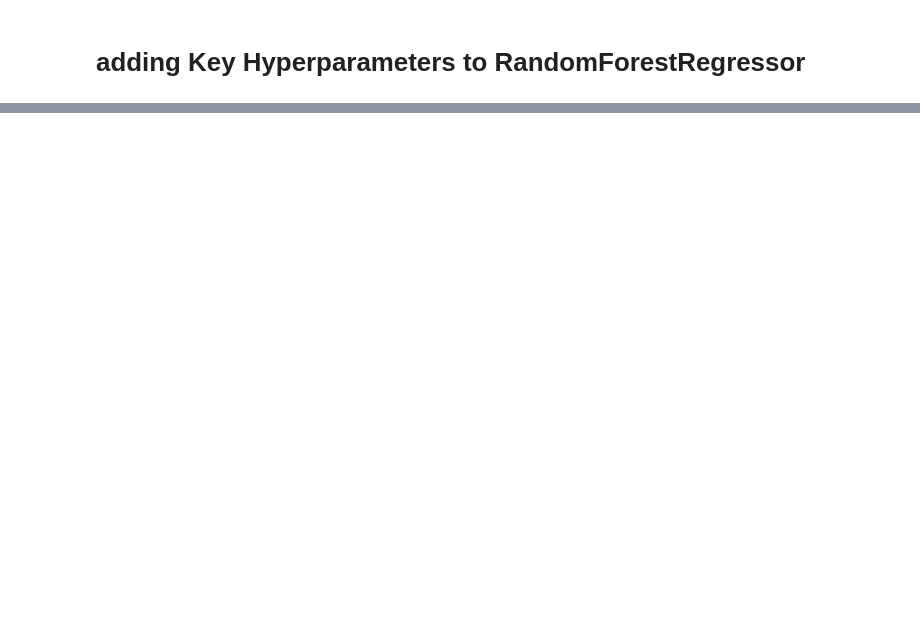
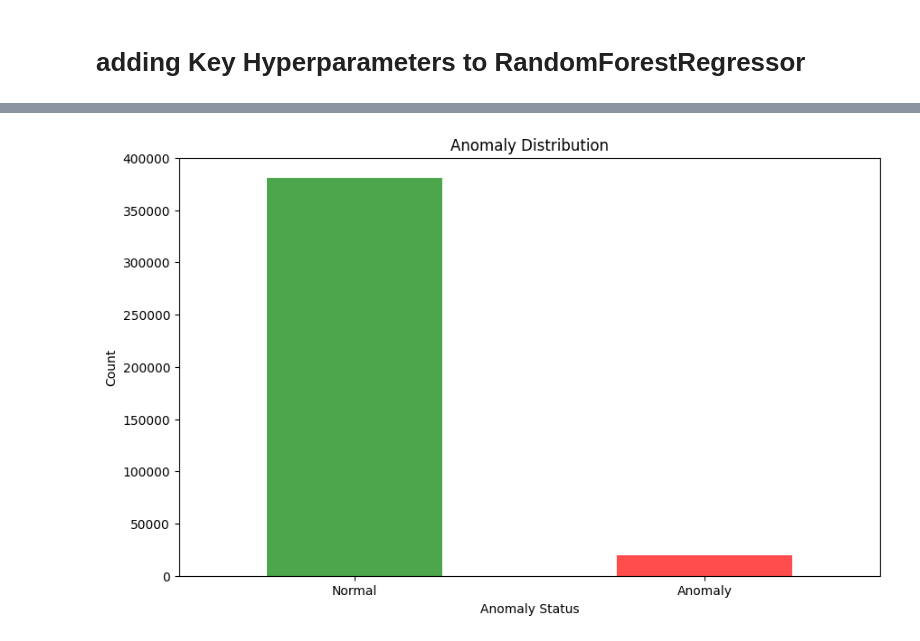
Before and after one commit to Talizg03/weather, a Jupyter notebook: 31_1_25_ipynb.ipynb, the cells around one changed output, grey strips where cells are left out. Cells and saved outputs as stored; diff of their text form; code cells hidden in the pictures; blank space fills up the shorter version.

```diff
--- a/31_1_25_ipynb.ipynb
+++ b/31_1_25_ipynb.ipynb
@@ -396,0 +340,16 @@ Accuracy: 0.00%
+# %%
+# Add anomaly score and label to the dataframe
+df['anomaly_score'] = iso_forest.decision_function(X)  # Quantitative weirdness
+df['anomaly'] = iso_forest.predict(X)  # Binary anomaly label
+df['anomaly_label'] = df['anomaly'].map({1: 'Normal', -1: 'Anomaly'})
+
+# Step 9: Plot anomaly distribution
+plt.figure(figsize=(10, 6))
+df['anomaly'].value_counts().plot(kind='bar', color=['green', 'red'], alpha=0.7)
+plt.title("Anomaly Distribution")
+plt.xlabel("Anomaly Status")
+plt.ylabel("Count")
+plt.xticks(ticks=[0, 1], labels=['Normal', 'Anomaly'], rotation=0)
+plt.show()
+# %% [output]
+[figure, added]
```
Also changed, not shown: parts of 10 cells of this notebook.
